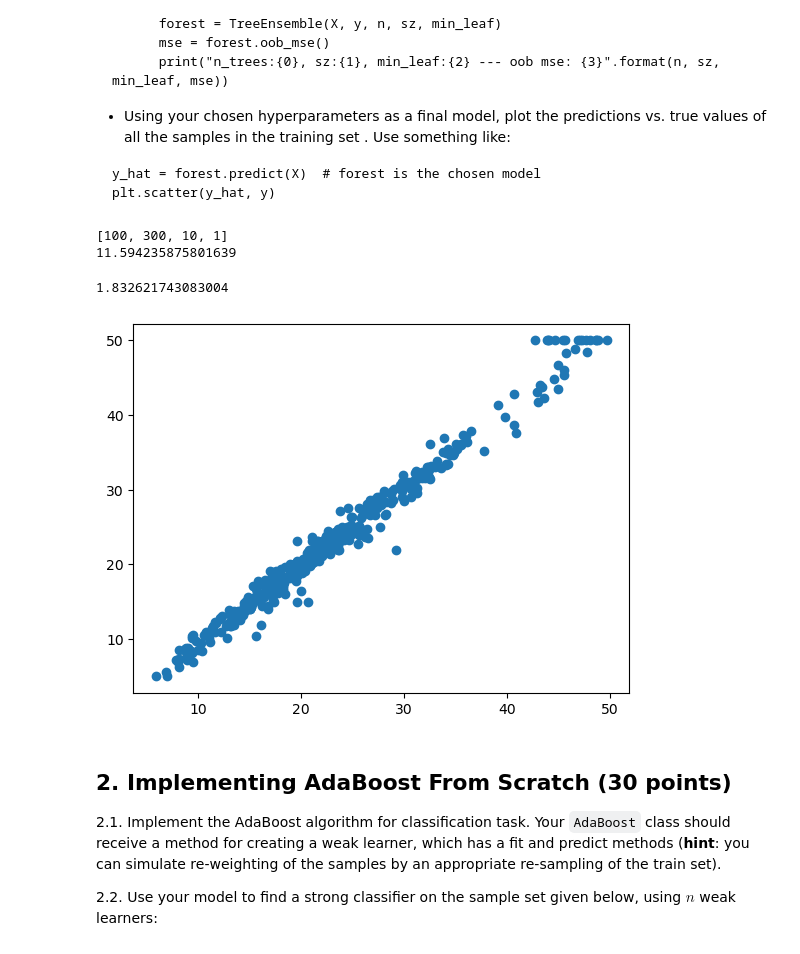
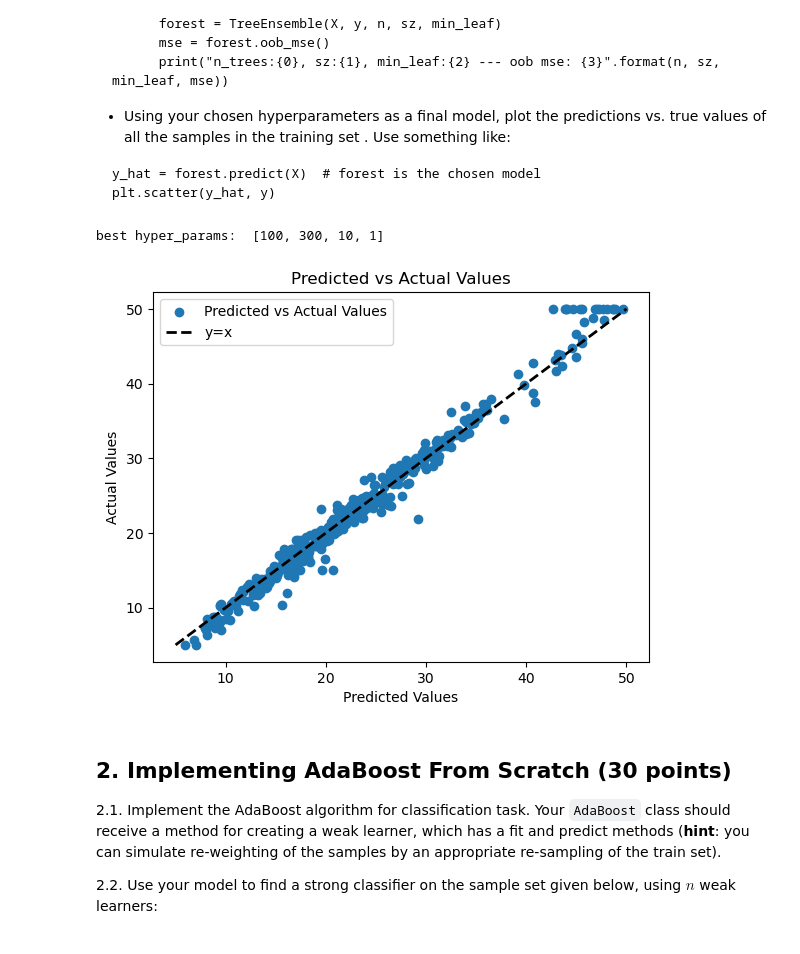
Before and after one commit to tryko/y_data_Itay_asaf_, a Jupyter notebook: Supervised_Learning/week_7_ensemble/Ensemble_Learning_Exercise_Itay&Asaf - 2.ipynb, the cells around one changed output. Drawn from its saved outputs; the diff is of its cells as text; code cells hidden in the pictures.

```diff
--- a/Supervised_Learning/week_7_ensemble/Ensemble_Learning_Exercise_Itay&Asaf - 2.ipynb
+++ b/Supervised_Learning/week_7_ensemble/Ensemble_Learning_Exercise_Itay&Asaf - 2.ipynb
@@ -138,19 +138,21 @@ for n in [1,5,10,20,50,100]:
           best_mse = mse
           best_hyper = [n,sz,n_features,min_leaf]
 
-print(best_hyper)
-print(best_mse)
+print("best hyper_params: ",best_hyper)
 # %% [output]
-[100, 300, 10, 1]
-11.594235875801639
+best hyper_params:  [100, 300, 10, 1]
 # %%
 forest = TreeEnsemble(X,y,*best_hyper)
 y_hat = forest.predict(X)  # forest is the chosen model
 plt.scatter(y_hat, y)
-print(np.mean((y_hat - y)**2))
+
+plt.xlabel('Predicted Values')
+plt.ylabel('Actual Values');
+plt.title('Predicted vs Actual Values');
+plt.plot([y.min(), y.max()], [y.min(), y.max()], 'k--', lw=2);
+plt.legend(['Predicted vs Actual Values','y=x']);
 # %% [output]
-1.832621743083004
-[figure, old version]
+[figure, new version]
 # %% [markdown]
 ## 2. Implementing AdaBoost From Scratch (30 points)
 
```
Also changed, not shown: parts of 16 cells of this notebook.
